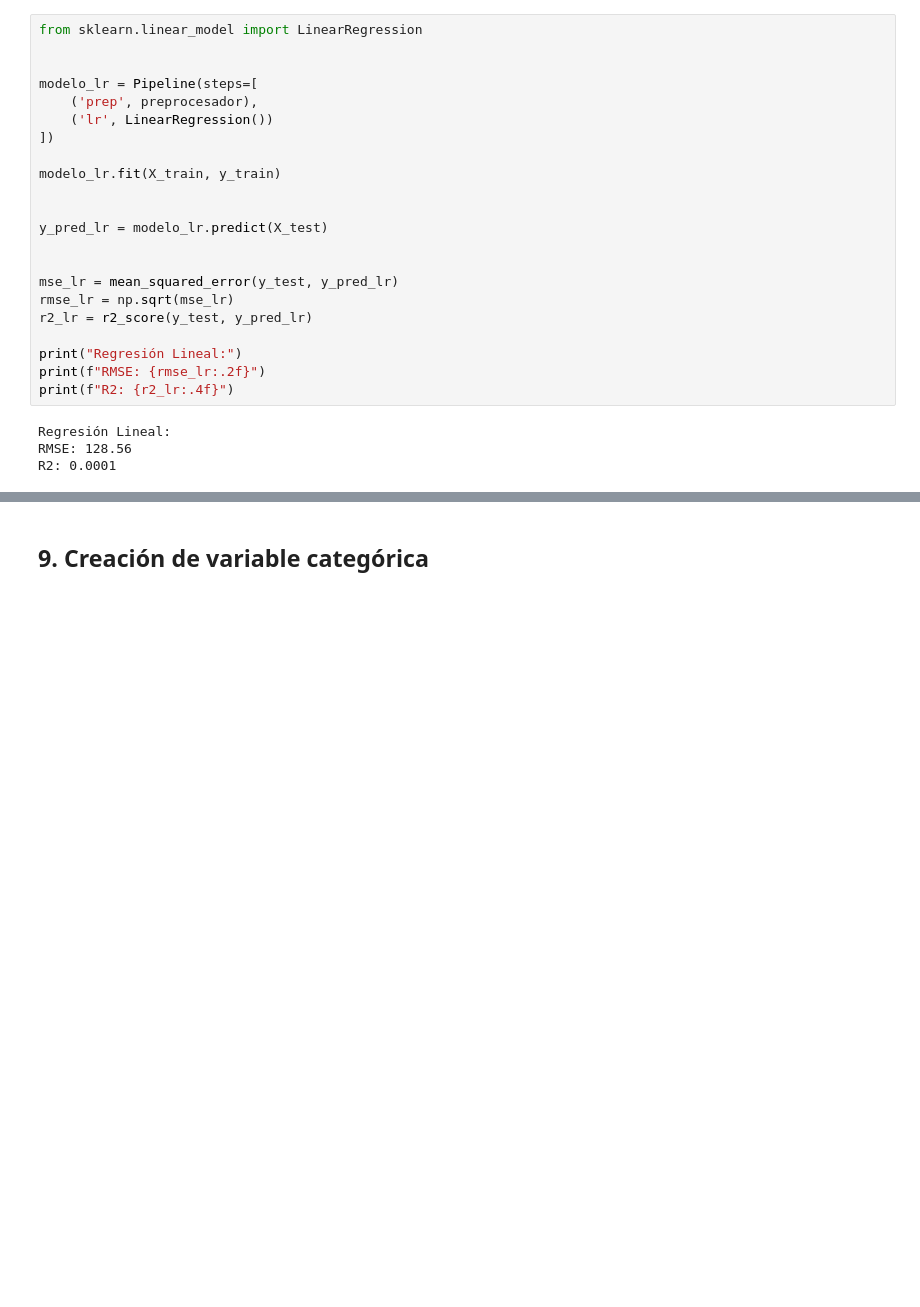
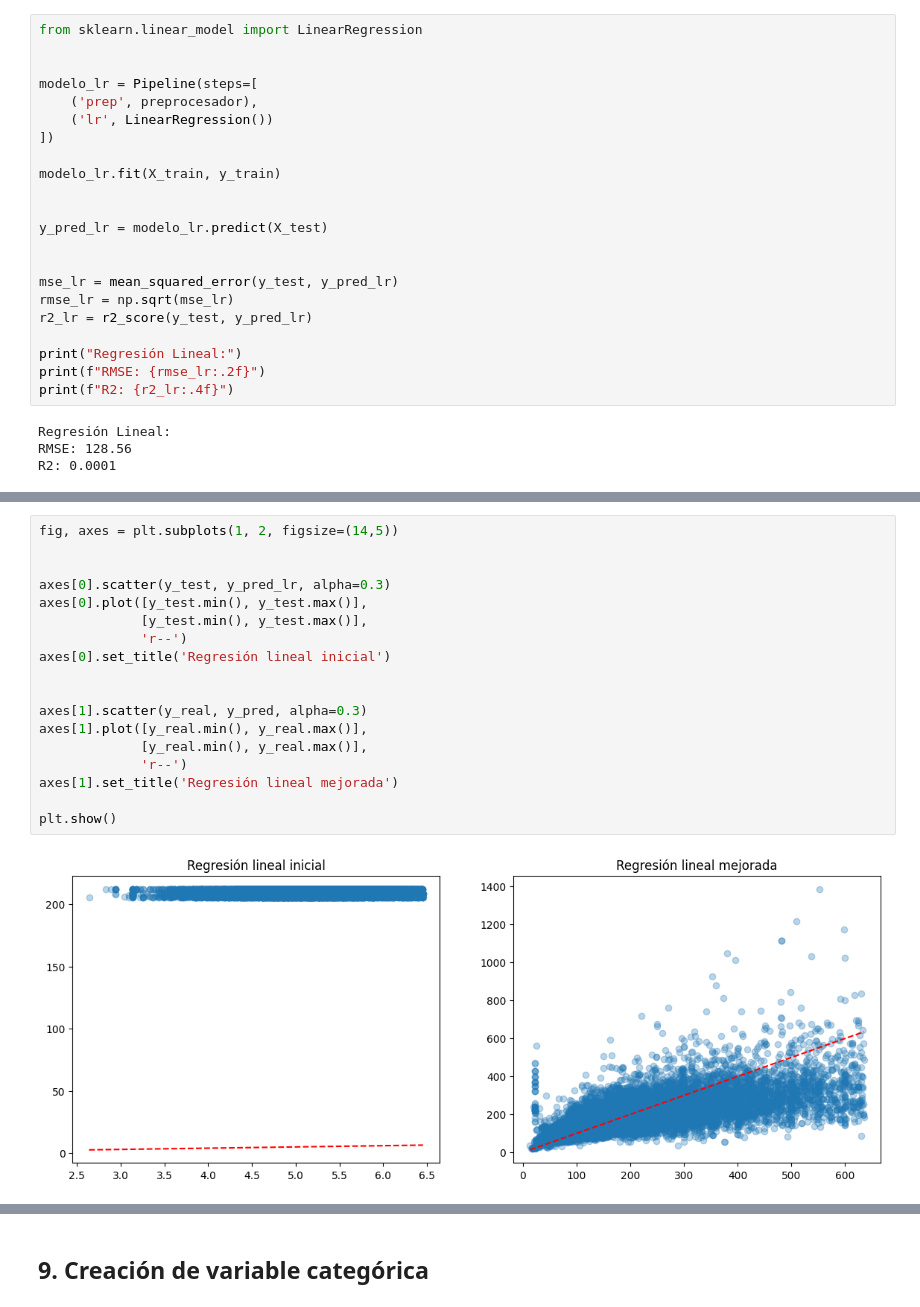
Before and after one commit to belennmm/MD_Lab4_Arboles, a Jupyter notebook: Notebooks/arboles.ipynb, the cells around one changed output, grey strips where cells are left out. Saved outputs shown, nothing was run; the diff lists cells and outputs as text; blank space fills up the shorter version.

```diff
--- a/Notebooks/arboles.ipynb
+++ b/Notebooks/arboles.ipynb
@@ -1065,0 +1036,20 @@ plt.show()
+# %%
+fig, axes = plt.subplots(1, 2, figsize=(14,5))
+
+
+axes[0].scatter(y_test, y_pred_lr, alpha=0.3)
+axes[0].plot([y_test.min(), y_test.max()],
+             [y_test.min(), y_test.max()],
+             'r--')
+axes[0].set_title('Regresión lineal inicial')
+
+
+axes[1].scatter(y_real, y_pred, alpha=0.3)
+axes[1].plot([y_real.min(), y_real.max()],
+             [y_real.min(), y_real.max()],
+             'r--')
+axes[1].set_title('Regresión lineal mejorada')
+
+plt.show()
+# %% [output]
+[figure, added]
```
Also changed, not shown: parts of 23 cells of this notebook.
